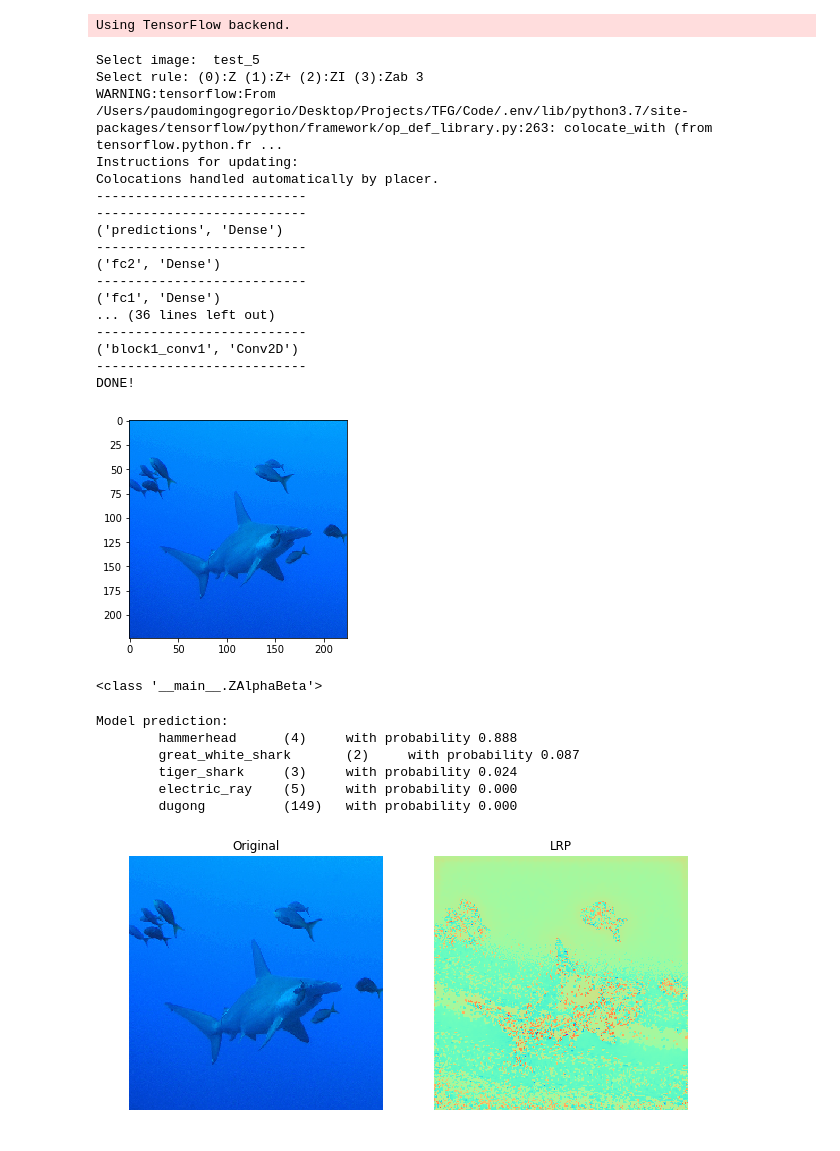
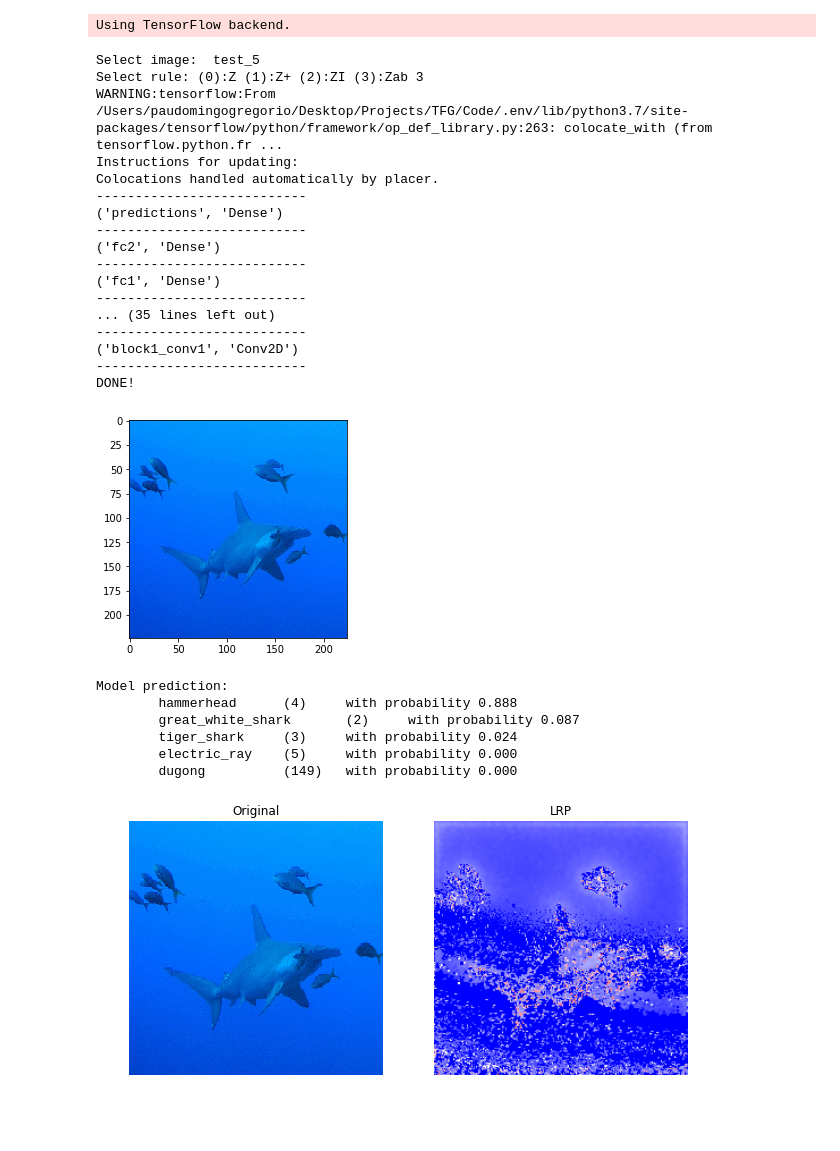
Before and after one commit to paudom/iNNterpret, a Jupyter notebook: iNNterpret/UnitTests/LRP.ipynb, the cells around one changed output. Cells and saved outputs as stored; diff of their text form; code cells hidden in the pictures.

```diff
--- a/iNNterpret/UnitTests/LRP.ipynb
+++ b/iNNterpret/UnitTests/LRP.ipynb
@@ -63,7 +63,7 @@ def reduce_channels(image,axis=-1,option='sum'):
     else:
         assert False, 'This option is not supported'
 
-def compute_heatmap(image,cmapType='rainbow',reduceOption='sum',reduceAxis=-1):
+def compute_heatmap(image,cmapType='bwr',reduceOption='sum',reduceAxis=-1):
     cmap = get_cmap(cmapType)
     shape = list(image.shape)
     reducedImg = reduce_channels(image, axis=reduceAxis, option=reduceOption)
@@ -82,7 +82,7 @@ def visualize_heatmap(image,heatmap,savePath):
     plt.subplot(122)
     plt.title('LRP')
     plt.axis('off')
-    plt.imshow(heatmap[0])
+    plt.imshow(heatmap[0],interpolation='bilinear')
     fig.savefig(savePath)
 # %%
 # -- Z RULE -- #
@@ -331,7 +331,6 @@ class ZAlphaBeta(object):
     def __init__(self,topLayer,subLayer,alpha):
         self.alpha = alpha
         self.beta = alpha-1
-        assert self.beta >= 0, 'Alpha-Beta = 1 and Beta >= 0'
         self.layer = topLayer
         self.type = self.layer.__class__.__name__
         self.act = subLayer.output
@@ -425,7 +424,6 @@ numLayers = len(model.layers)
 # -- COMPUTE LRP -- #
 rules = []
 R = 0
-print('---------------------------')
 if rulSel == 0:
     for k in range(numLayers-2,-1,-1):
         rules.append(ZRule(model.layers[k+1],model.layers[k]))
@@ -443,7 +441,7 @@ else:
 R = model.output
 print('---------------------------')
 for k in range(len(rules)):
-    R = rules[k].run(R,ignoreBias=True)
+    R = rules[k].run(R,ignoreBias=False)
     print((rules[k].layer.name,rules[k].type))
     print('---------------------------')
 lrpRunner = K.function([model.input],[R])
@@ -457,40 +455,36 @@ WARNING:tensorflow:From /Users/paudomingogregorio/Desktop/Projects/TFG/Code/.env
 Instructions for updating:
 Colocations handled automatically by placer.
 ---------------------------
----------------------------
 ('predictions', 'Dense')
 ---------------------------
 ('fc2', 'Dense')
 ---------------------------
 ('fc1', 'Dense')
-... (36 lines left out)
+---------------------------
+... (35 lines left out)
 ---------------------------
 ('block1_conv1', 'Conv2D')
 ---------------------------
 DONE!
 [figure]
-# %%
-print(type(rules[1]))
-# %% [output]
-<class '__main__.ZAlphaBeta'>
 # %%
 # -- COMPUTE HEATMAP -- #
-cmap = 'rainbow'
+cmap = 'bwr'
 redOpt = 'sum'
 prediction = model.predict(data.copy())
 top = decode_predictions(prediction, top=5)[0]
 classes = np.argsort(prediction[0])[-5:][::-1]
 print('Model prediction:')
 for c, p in zip(classes, top):
     print('\t{:15s}\t({})\twith probability {:.3f}'.format(p[1], c, p[2]))
 gam = gamma_correction(lrp.copy(),gamma=0.15)
 heatmap = compute_heatmap(gam,cmapType=cmap,reduceOption=redOpt)
-visualize_heatmap(rawData,heatmap,'./Results/LRP/'+str(rulSel)+'_'+imgSel+'.png')
+visualize_heatmap(rawData,heatmap,'./Results/LRP/'+str(rulSel)+'_'+imgSel+'13.png')
 # %% [output]
 Model prediction:
         hammerhead      (4)     with probability 0.888
         great_white_shark       (2)     with probability 0.087
         tiger_shark     (3)     with probability 0.024
         electric_ray    (5)     with probability 0.000
         dugong          (149)   with probability 0.000
-[figure, old version]
+[figure, new version]
```
Also changed, not shown: 26 other files.
